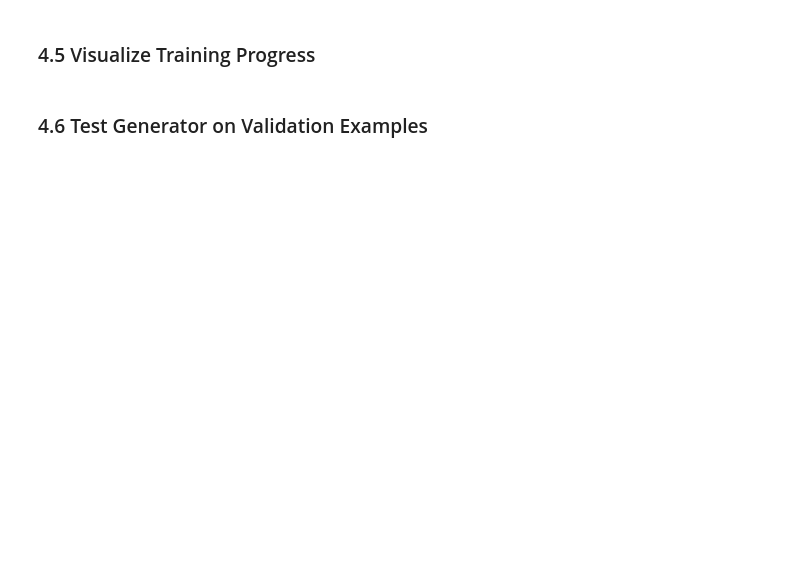
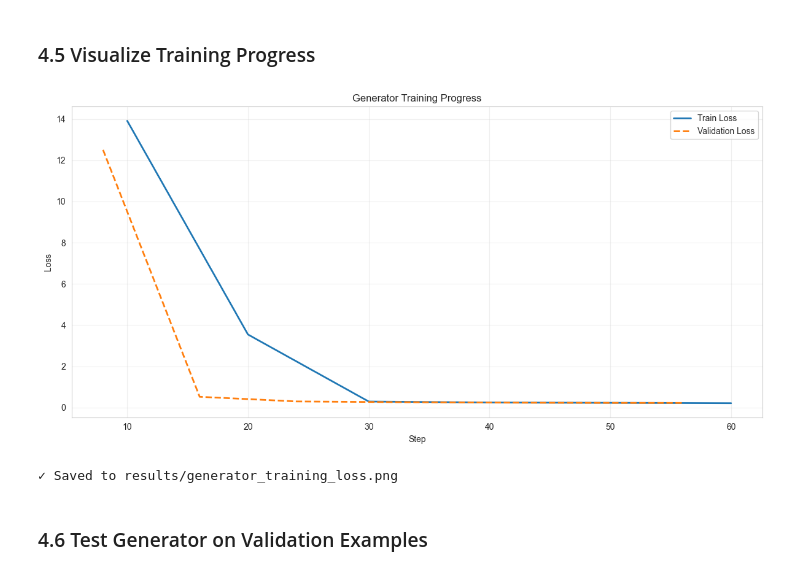
Before and after one commit to hardness1020/Self-RAG-and-INSIDE-System-for-Legal-Analysis, a Jupyter notebook: notebooks/10_legalbench_training.ipynb, the cells around one changed output. Cells and saved outputs as stored; diff of their text form; code cells hidden in the pictures; blank space fills up the shorter version.

```diff
--- a/notebooks/10_legalbench_training.ipynb
+++ b/notebooks/10_legalbench_training.ipynb
@@ -472,18 +499,39 @@ tokenizer = AutoTokenizer.from_pretrained(MODEL_NAME)
 tokenizer.pad_token = tokenizer.eos_token
 tokenizer.padding_side = "right"
 
-# Load model
+# Determine device
 device = "cuda" if torch.cuda.is_available() else ("mps" if torch.backends.mps.is_available() else "cpu")
 print(f"Using device: {device}")
 
+# Use FP16 for MPS (half memory vs FP32), BF16 for CUDA, FP32 for CPU
+if device == "mps":
+    torch_dtype = torch.float16  # FP16 for MPS - saves 50% memory
+elif device == "cuda":
+    torch_dtype = torch.bfloat16  # BF16 for CUDA
+else:
+    torch_dtype = torch.float32  # FP32 for CPU
+
+print(f"Using dtype: {torch_dtype}")
+
+# Load base model
 model = AutoModelForCausalLM.from_pretrained(
     MODEL_NAME,
-    torch_dtype=torch.bfloat16 if device != "cpu" else torch.float32,
+    torch_dtype=torch_dtype,
     device_map=device if device != "mps" else None,
 )
 
 if device == "mps":
     model = model.to("mps")
 
+# Explicitly align model config with tokenizer (silences warning)
+model.config.pad_token_id = tokenizer.pad_token_id
+model.config.bos_token_id = tokenizer.bos_token_id
+model.config.eos_token_id = tokenizer.eos_token_id
+
+# CRITICAL: Disable KV cache for gradient checkpointing compatibility
+model.config.use_cache = False
+
 print(f"✓ Model loaded on {device}")
 print(f"  Parameters: {sum(p.numel() for p in model.parameters()) / 1e6:.1f}M")
+print(f"  Dtype: {torch_dtype}")
+print(f"  KV cache disabled for gradient checkpointing")
@@ -618,28 +802,37 @@ print(f"✓ Training logs saved")
 # %%
 # Plot loss curves
 logs = pd.DataFrame(trainer.state.log_history)
 
 fig, ax = plt.subplots(1, 1, figsize=(12, 6))
 
 # Training loss
 train_logs = logs[logs['loss'].notna()]
 ax.plot(train_logs['step'], train_logs['loss'], label='Train Loss', linewidth=2)
 
-# Validation loss
-eval_logs = logs[logs['eval_loss'].notna()]
-ax.plot(eval_logs['step'], eval_logs['eval_loss'], label='Validation Loss', linewidth=2, linestyle='--')
+# Validation loss (only if evaluations were performed)
+if 'eval_loss' in logs.columns:
+    eval_logs = logs[logs['eval_loss'].notna()]
+    if len(eval_logs) > 0:
+        ax.plot(eval_logs['step'], eval_logs['eval_loss'], label='Validation Loss', linewidth=2, linestyle='--')
+    else:
+        print("⚠️  No evaluation data available (training may have stopped before first eval step)")
+else:
+    print("⚠️  No evaluation performed during training")
 
 ax.set_xlabel('Step')
 ax.set_ylabel('Loss')
 ax.set_title('Generator Training Progress')
 ax.legend()
 ax.grid(alpha=0.3)
 
 plt.tight_layout()
 plt.savefig('../results/generator_training_loss.png', dpi=300, bbox_inches='tight')
 plt.show()
 
 print("✓ Saved to results/generator_training_loss.png")
+# %% [output]
+[figure, added]
+✓ Saved to results/generator_training_loss.png
 # %% [markdown]
 ### 4.6 Test Generator on Validation Examples
 # %%
```
Also changed, not shown: parts of 29 cells of this notebook, 1 other file.
